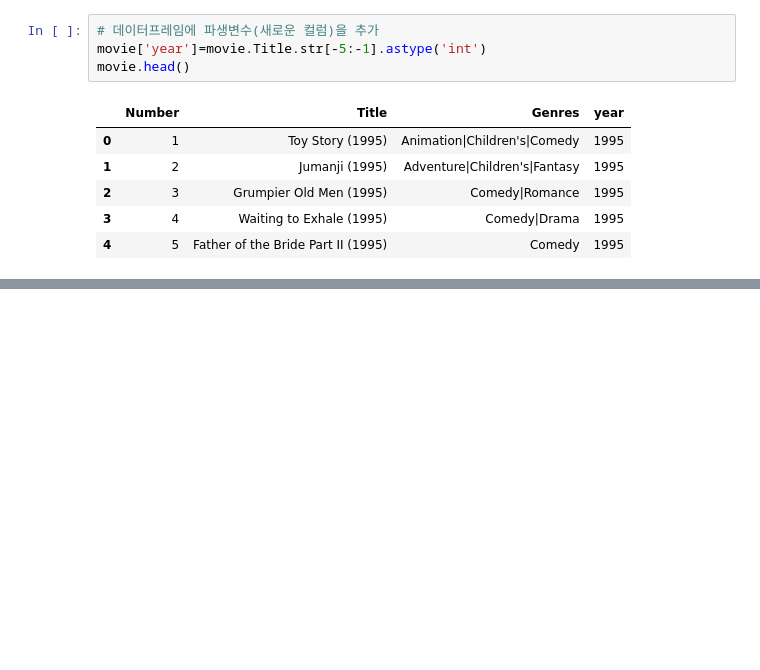
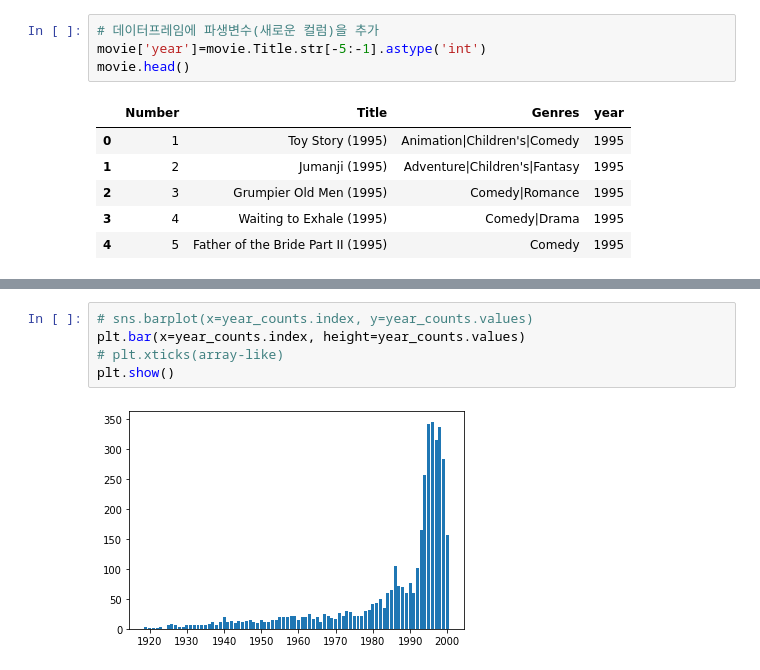
Before and after one commit to ByeonJuHwan/PythonStudy, a Jupyter notebook: py25_movielens.ipynb, the cells around one changed output, grey strips where cells are left out. Saved outputs shown, nothing was run; the diff lists cells and outputs as text; blank space fills up the shorter version.

```diff
--- a/py25_movielens.ipynb
+++ b/py25_movielens.ipynb
@@ -137,0 +149,7 @@ year_counts = movie.year.value_counts()
+# %%
+# sns.barplot(x=year_counts.index, y=year_counts.values)
+plt.bar(x=year_counts.index, height=year_counts.values)
+# plt.xticks(array-like)
+plt.show()
+# %% [output]
+[figure, added]
```
Also changed, not shown: parts of 99 cells of this notebook.
